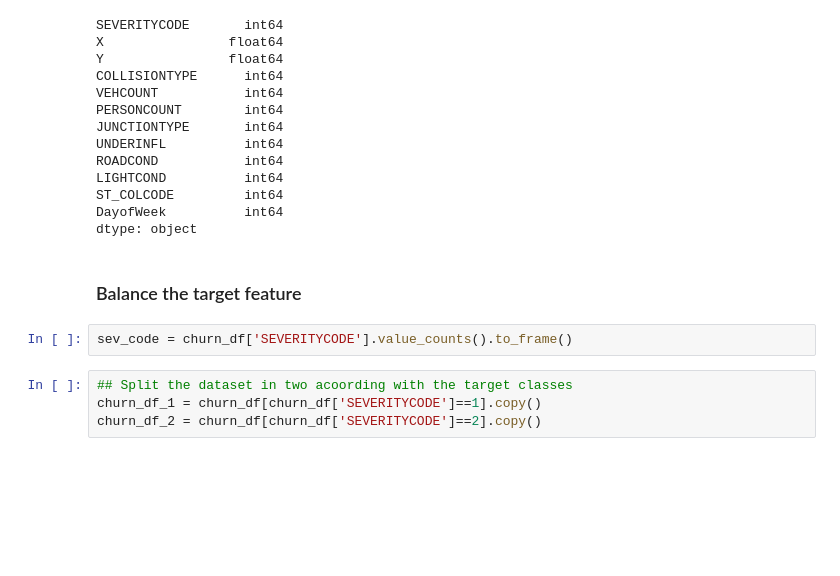
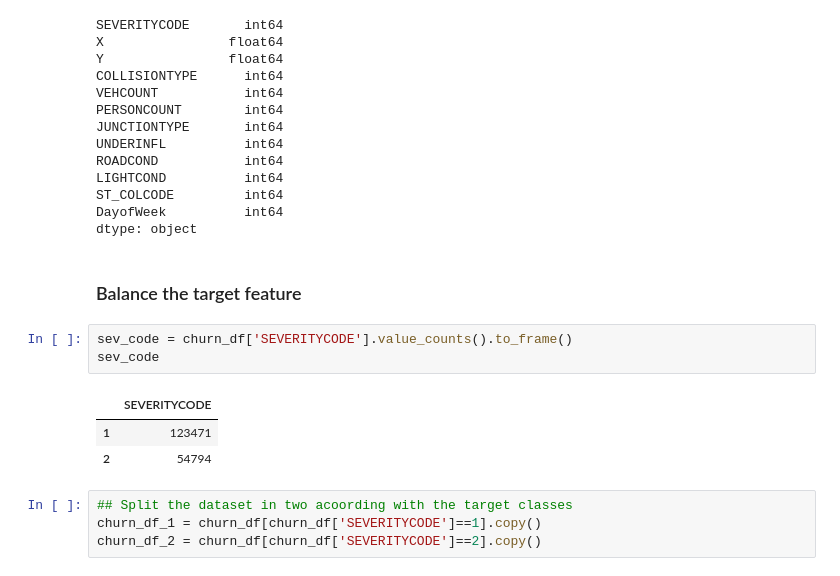
Before and after one commit to rafaelmata357/Coursera_Capstone, a Jupyter notebook: capstone_project.ipynb, the cells around one changed output. Drawn from its saved outputs; the diff is of its cells as text; blank space fills up the shorter version.

```diff
--- a/capstone_project.ipynb
+++ b/capstone_project.ipynb
@@ -667,6 +674,11 @@ dtype: object
 ### Balance the target feature
 # %%
 sev_code = churn_df['SEVERITYCODE'].value_counts().to_frame()
+sev_code
+# %% [output]
+|  | SEVERITYCODE |
+| 1 | 123471 |
+| 2 | 54794 |
 # %%
 ## Split the dataset in two acoording with the target classes
 churn_df_1 = churn_df[churn_df['SEVERITYCODE']==1].copy()
```
Also changed, not shown: parts of 39 cells of this notebook.
